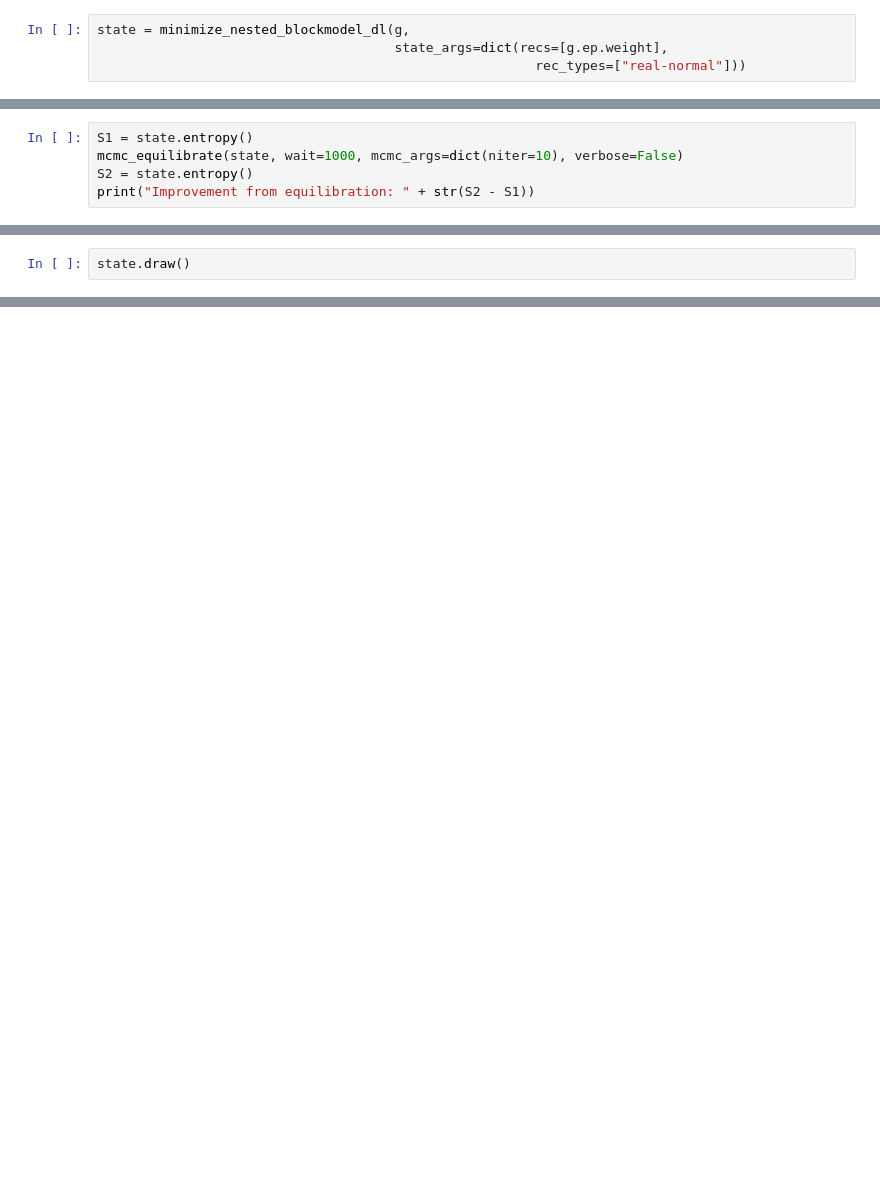
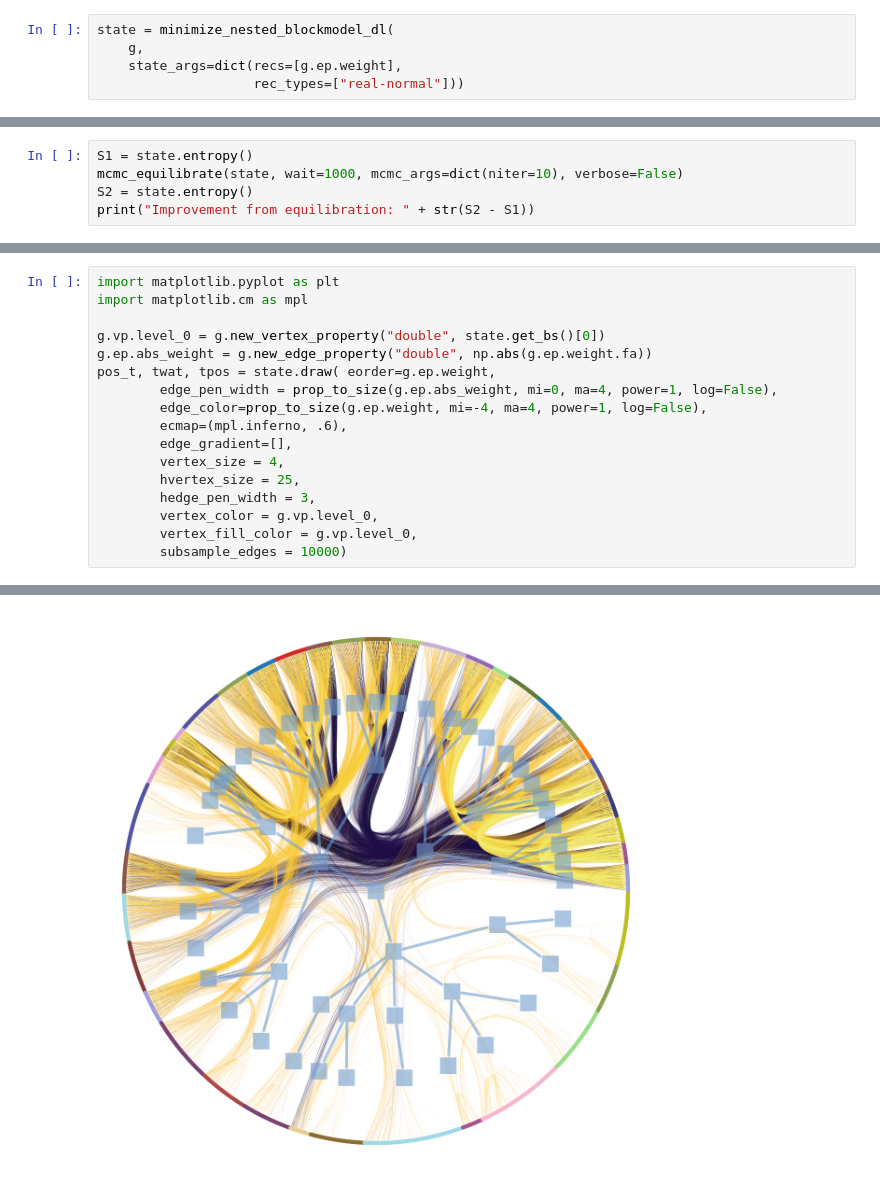
Before and after one commit to diogro/SBM-tools, a Jupyter notebook: singleNetworkPipeline.ipynb, the cells around one changed output, grey strips where cells are left out. Cells and saved outputs as stored; diff of their text form; blank space fills up the shorter version.

```diff
--- a/singleNetworkPipeline.ipynb
+++ b/singleNetworkPipeline.ipynb
@@ -75,7 +94,8 @@ graph_draw(g)
 # %%
-state = minimize_nested_blockmodel_dl(g,
-                                      state_args=dict(recs=[g.ep.weight],
-                                                        rec_types=["real-normal"]))
+state = minimize_nested_blockmodel_dl(
+    g,
+    state_args=dict(recs=[g.ep.weight],
+                    rec_types=["real-normal"]))
 # %%
 S1 = state.entropy()
 mcmc_anneal(state, beta_range=(1, 10), niter=1000,
@@ -100,3 +115,18 @@ bstate.draw(pos=pos, vertex_color="white", edge_gradient=[],
 # %%
-state.draw()
+import matplotlib.pyplot as plt
+import matplotlib.cm as mpl
+
+g.vp.level_0 = g.new_vertex_property("double", state.get_bs()[0])
+g.ep.abs_weight = g.new_edge_property("double", np.abs(g.ep.weight.fa))
+pos_t, twat, tpos = state.draw( eorder=g.ep.weight,
+        edge_pen_width = prop_to_size(g.ep.abs_weight, mi=0, ma=4, power=1, log=False),
+        edge_color=prop_to_size(g.ep.weight, mi=-4, ma=4, power=1, log=False),
+        ecmap=(mpl.inferno, .6),
+        edge_gradient=[],
+        vertex_size = 4,
+        hvertex_size = 25,
+        hedge_pen_width = 3,
+        vertex_color = g.vp.level_0,
+        vertex_fill_color = g.vp.level_0,
+        subsample_edges = 10000)
 # %% [output]
@@ -103,0 +133 @@ state.draw()
+[figure, added]
```
Also changed, not shown: parts of 9 cells of this notebook.
